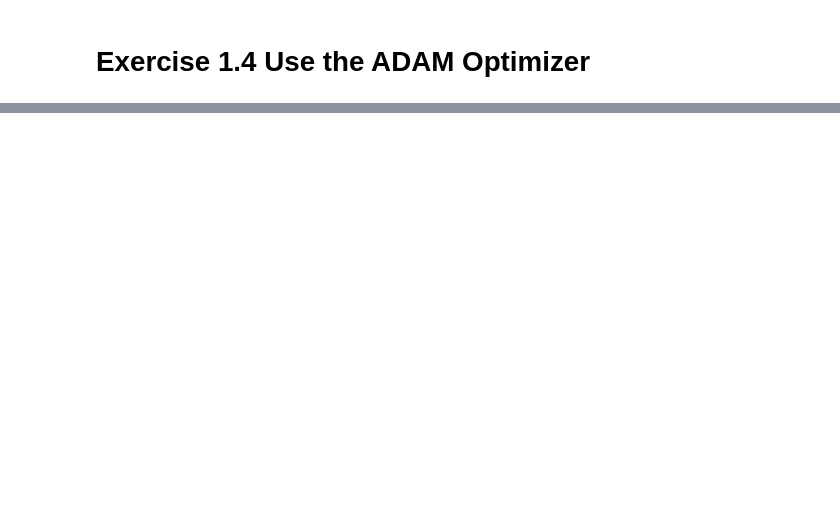
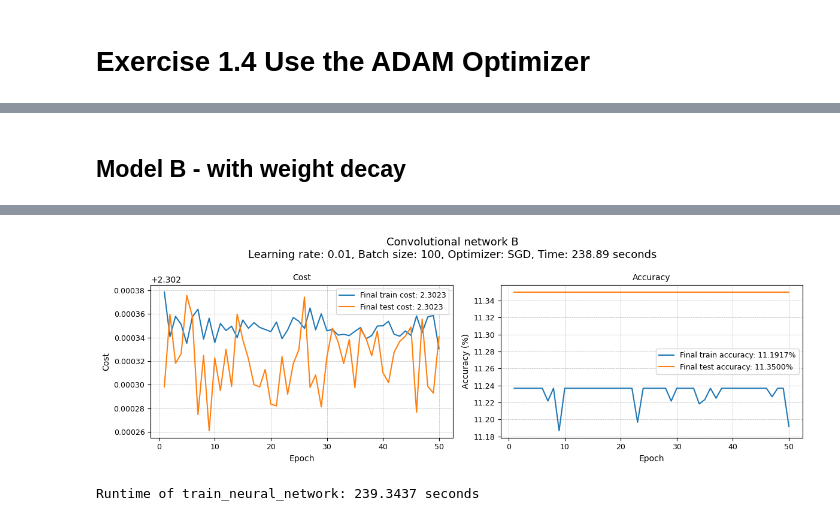
Before and after one commit to vjhwong/DL4IA, a Jupyter notebook: Assignment 3/assignment_3_exercise_1.ipynb, the cells around one changed output, grey strips where cells are left out. Cells and saved outputs as stored; diff of their text form; code cells hidden in the pictures; blank space fills up the shorter version.

```diff
--- a/Assignment 3/assignment_3_exercise_1.ipynb
+++ b/Assignment 3/assignment_3_exercise_1.ipynb
@@ -317,0 +405,45 @@ Runtime of train_neural_network: 281.8635 seconds
+# %% [markdown]
+## Model B - with weight decay
+# %%
+class ConvNetB(nn.Module):
+    def __init__(self):
+        super(ConvNetB, self).__init__()
+        self.conv1 = nn.Conv2d(in_channels=1, out_channels=8, kernel_size=3, stride=1, padding=1)
+        self.relu1 = nn.ReLU()
+        self.pool1 = nn.MaxPool2d(kernel_size=2, stride=2)
+
+        self.conv2 = nn.Conv2d(in_channels=8, out_channels=16, kernel_size=3, stride=1, padding=1)
+        self.relu2 = nn.ReLU()
+        self.pool2 = nn.MaxPool2d(kernel_size=2, stride=2)
+
+        self.conv3 = nn.Conv2d(in_channels=16, out_channels=32, kernel_size=3, stride=1, padding=1)
+        self.relu3 = nn.ReLU()
+
+        self.fc = nn.Linear(32*7*7, 10)
+
+    def forward(self, x):
+        out = self.conv1(x)
+        out = self.relu1(out)
+        out = self.pool1(out)
+
+        out = self.conv2(out)
+        out = self.relu2(out)
+        out = self.pool2(out)
+
+        out = self.conv3(out)
+        out = self.relu3(out)
+
+        out = out.view(out.size(0), -1)
+        out = self.fc(out)
+        return out
+
+# Hyperparameters
+num_epochs = 50
+learning_rate = 0.01
+
+conv_model_B = ConvNetB().to(device)
+# Loss and optimizer
+criterion = nn.CrossEntropyLoss()
+optimizer = torch.optim.SGD(conv_model_B.parameters(), lr=learning_rate, weight_decay=1)
+train_neural_network(conv_model_B, criterion, optimizer, train_loader, test_loader, num_epochs, device, "Convolutional network B")
+# %% [output]
@@ -317,0 +467,2 @@ Runtime of train_neural_network: 281.8635 seconds
+[figure, added]
+Runtime of train_neural_network: 239.3437 seconds
```
Also changed, not shown: parts of 17 cells of this notebook, 3 other files.
